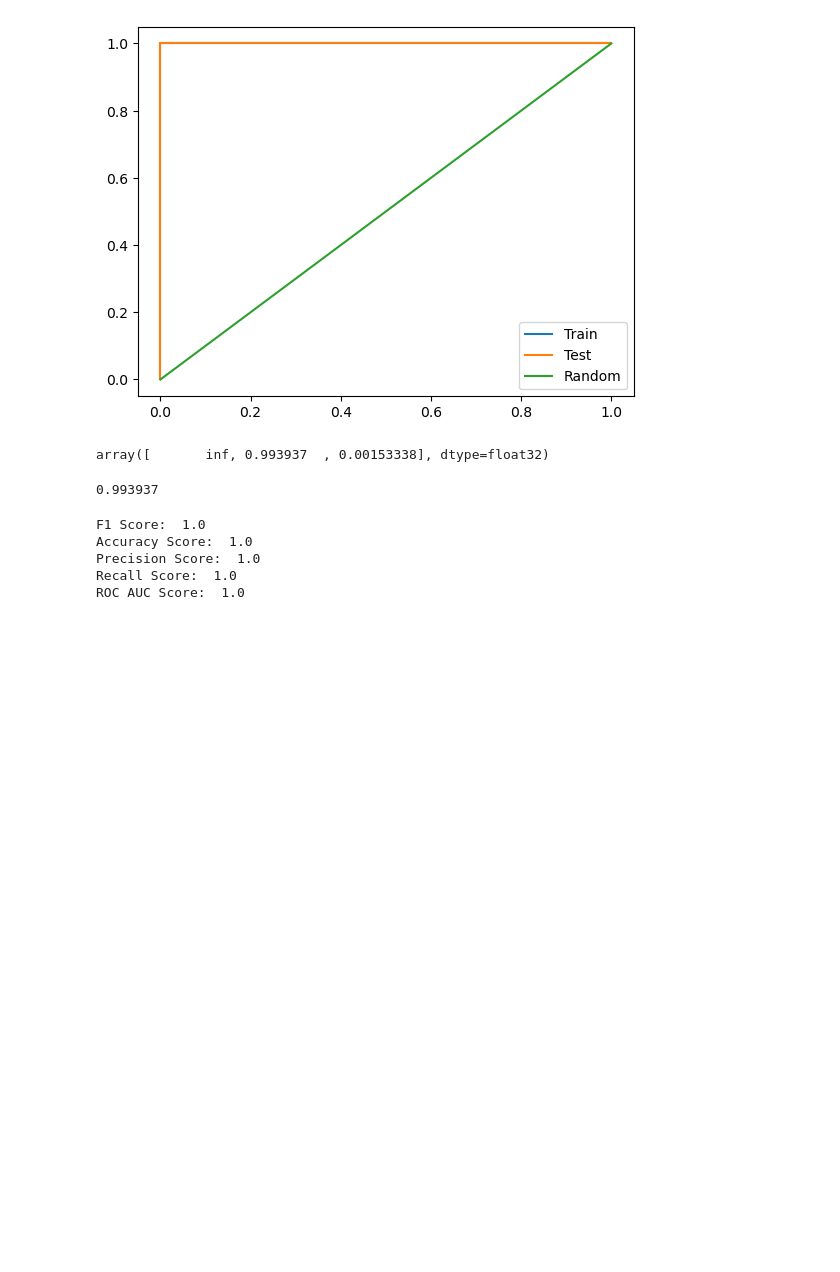
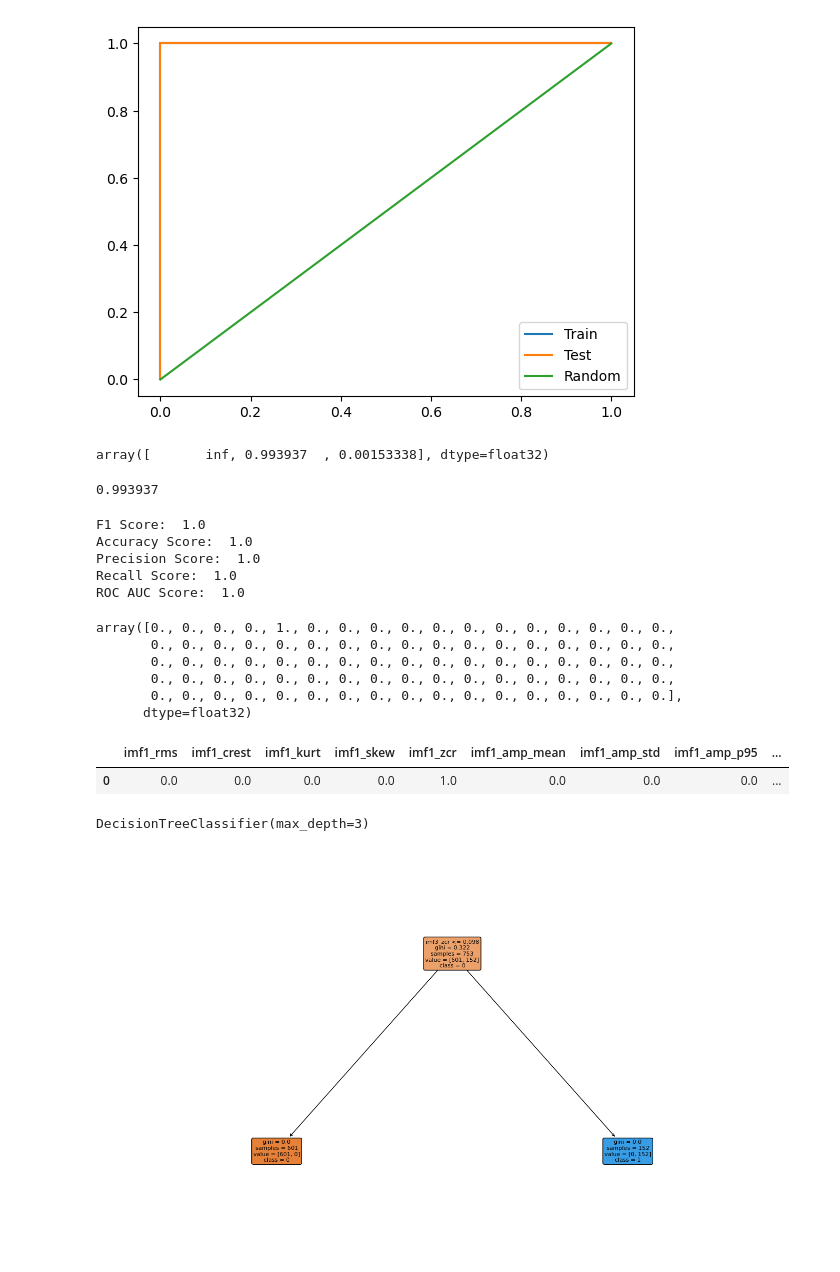
Before and after one commit to AtanasKolevNBU/PhD, a Jupyter notebook: notebooks/HHT/hht_initial_runs.ipynb, the cells around one changed output. Saved outputs shown, nothing was run; the diff lists cells and outputs as text; code cells hidden in the pictures; blank space fills up the shorter version.

```diff
--- a/notebooks/HHT/hht_initial_runs.ipynb
+++ b/notebooks/HHT/hht_initial_runs.ipynb
@@ -1003,3 +1003,12 @@ Accuracy Score:  1.0
 Precision Score:  1.0
 Recall Score:  1.0
 ROC AUC Score:  1.0
+# %%
+xgbc.feature_importances_.flatten()
+# %% [output]
+array([0., 0., 0., 0., 1., 0., 0., 0., 0., 0., 0., 0., 0., 0., 0., 0., 0.,
+       0., 0., 0., 0., 0., 0., 0., 0., 0., 0., 0., 0., 0., 0., 0., 0., 0.,
+       0., 0., 0., 0., 0., 0., 0., 0., 0., 0., 0., 0., 0., 0., 0., 0., 0.,
+       0., 0., 0., 0., 0., 0., 0., 0., 0., 0., 0., 0., 0., 0., 0., 0., 0.,
+       0., 0., 0., 0., 0., 0., 0., 0., 0., 0., 0., 0., 0., 0., 0., 0., 0.],
+      dtype=float32)
@@ -1005,0 +1017,5 @@ ROC AUC Score:  1.0
+# %%
+pd.DataFrame(data = xgbc.feature_importances_.reshape(1, -1), columns = names)
+# %% [output]
+|  | imf1_rms | imf1_crest | imf1_kurt | imf1_skew | imf1_zcr | imf1_amp_mean | imf1_amp_std | imf1_amp_p95 | ... |
+| 0 | 0.0 | 0.0 | 0.0 | 0.0 | 1.0 | 0.0 | 0.0 | 0.0 | ... |
@@ -1005,0 +1024,23 @@ ROC AUC Score:  1.0
+# %%
+dtc = DecisionTreeClassifier(max_depth=3)
+# %%
+dtc.fit(X_train, y_train)
+# %% [output]
+DecisionTreeClassifier(max_depth=3)
+# %%
+import matplotlib.pyplot as plt
+from sklearn.tree import plot_tree
+
+plt.figure(figsize=(14, 8))
+plot_tree(
+    dtc,
+    feature_names=list(X_train.columns),
+    class_names=[str(c) for c in dtc.classes_],  # omit for regressor
+    filled=True, rounded=True, fontsize=8
+)
+plt.tight_layout()
+plt.show()
+# Save:
+# plt.savefig("tree.png", dpi=200, bbox_inches="tight")
+# %% [output]
+[figure, added]
```
Also changed, not shown: parts of 3 cells of this notebook.
